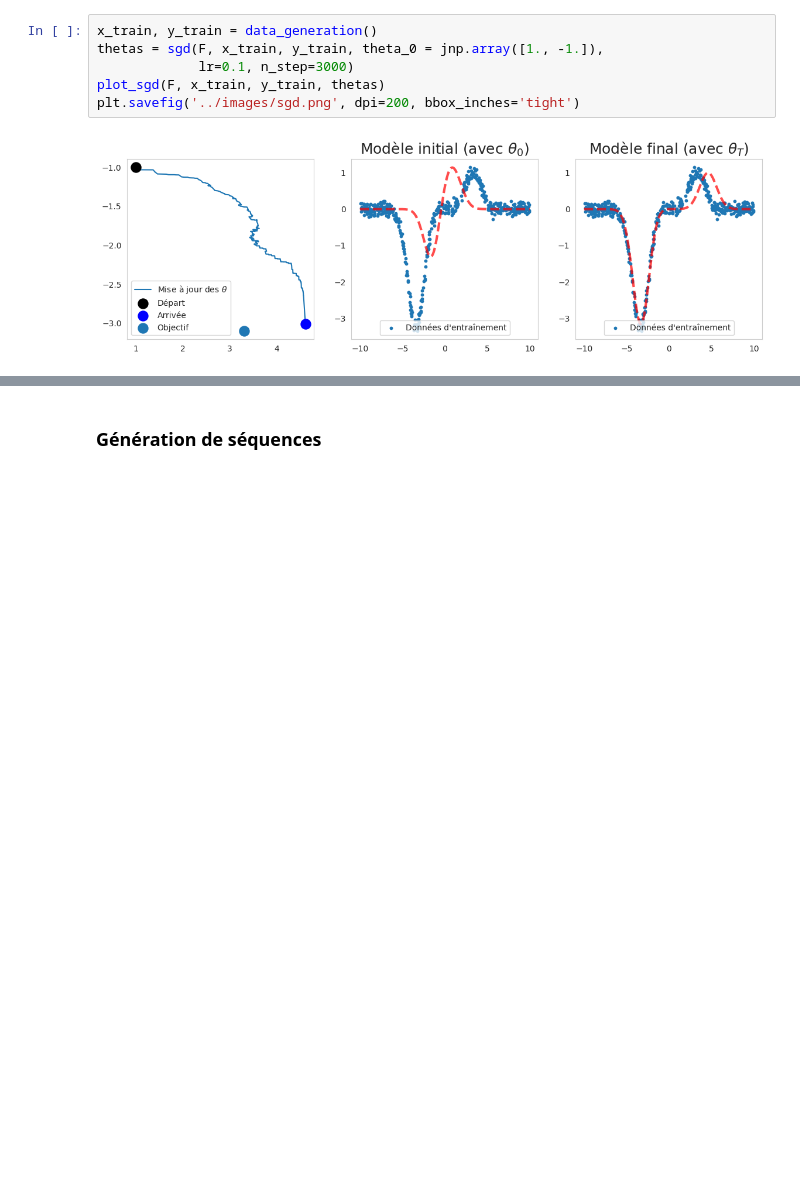
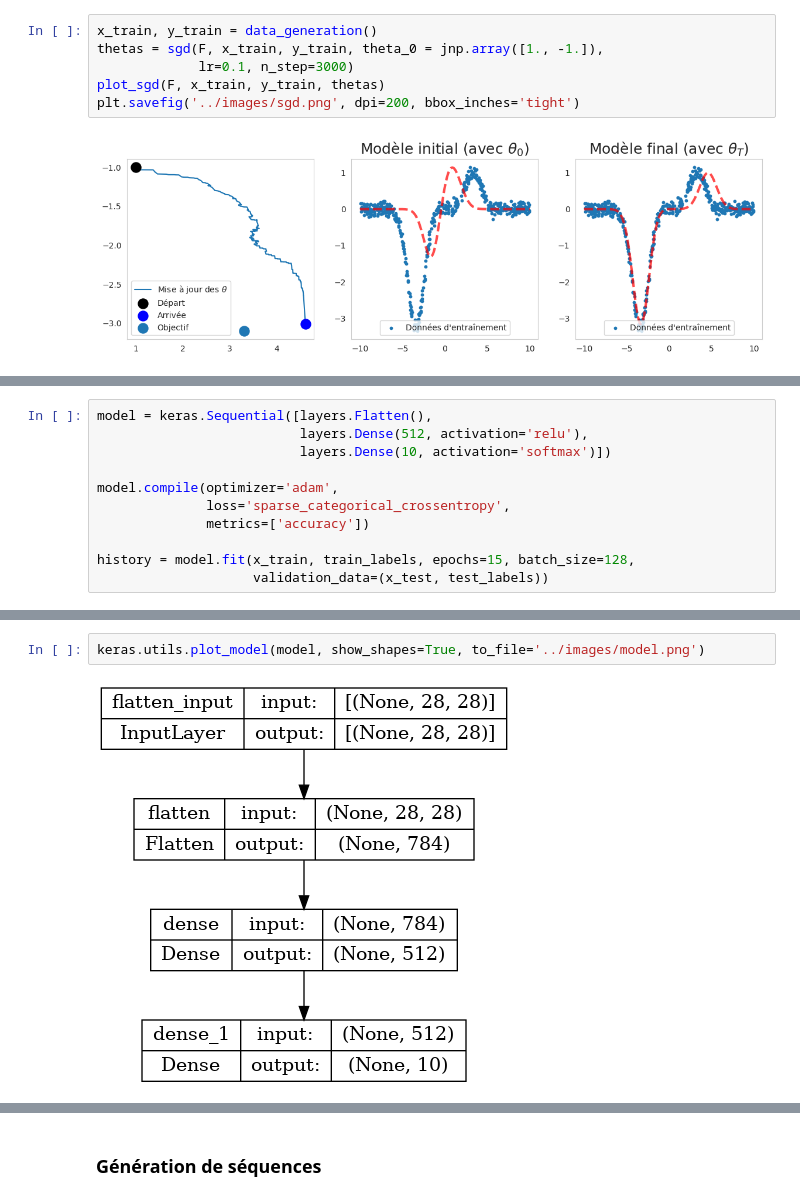
Before and after one commit to alphonsepaix/recast, a Jupyter notebook: notebooks/figures.ipynb, the cells around one changed output, grey strips where cells are left out. Drawn from its saved outputs; the diff is of its cells as text; blank space fills up the shorter version.

```diff
--- a/notebooks/figures.ipynb
+++ b/notebooks/figures.ipynb
@@ -306,0 +351,11 @@ plt.savefig('../images/sgd.png', dpi=200, bbox_inches='tight')
+# %%
+model = keras.Sequential([layers.Flatten(),
+                          layers.Dense(512, activation='relu'),
+                          layers.Dense(10, activation='softmax')])
+
+model.compile(optimizer='adam',
+              loss='sparse_categorical_crossentropy',
+              metrics=['accuracy'])
+
+history = model.fit(x_train, train_labels, epochs=15, batch_size=128,
+                    validation_data=(x_test, test_labels))
@@ -306,0 +380,4 @@ plt.savefig('../images/sgd.png', dpi=200, bbox_inches='tight')
+# %%
+keras.utils.plot_model(model, show_shapes=True, to_file='../images/model.png')
+# %% [output]
+[figure, added]
```
Also changed, not shown: parts of 8 cells of this notebook, 4 other files.
